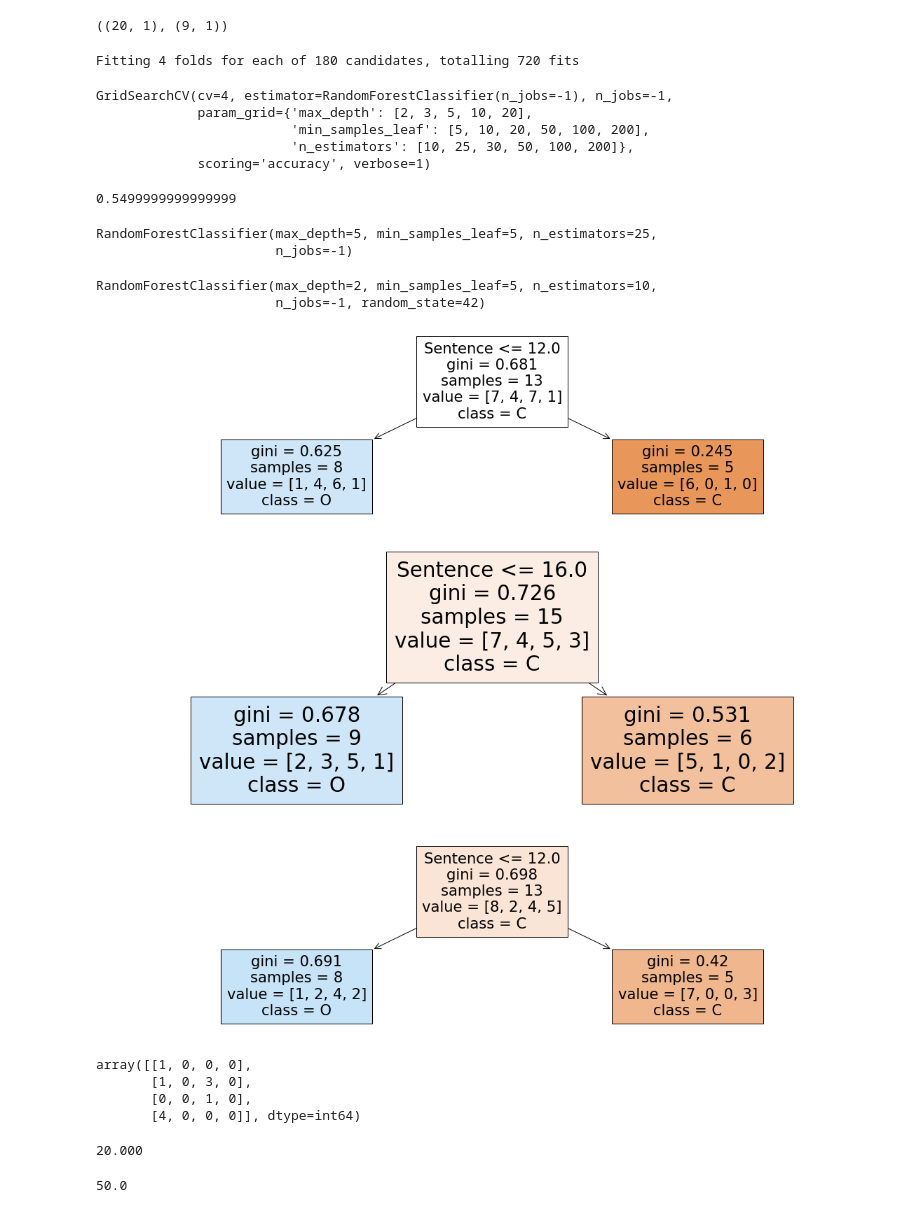
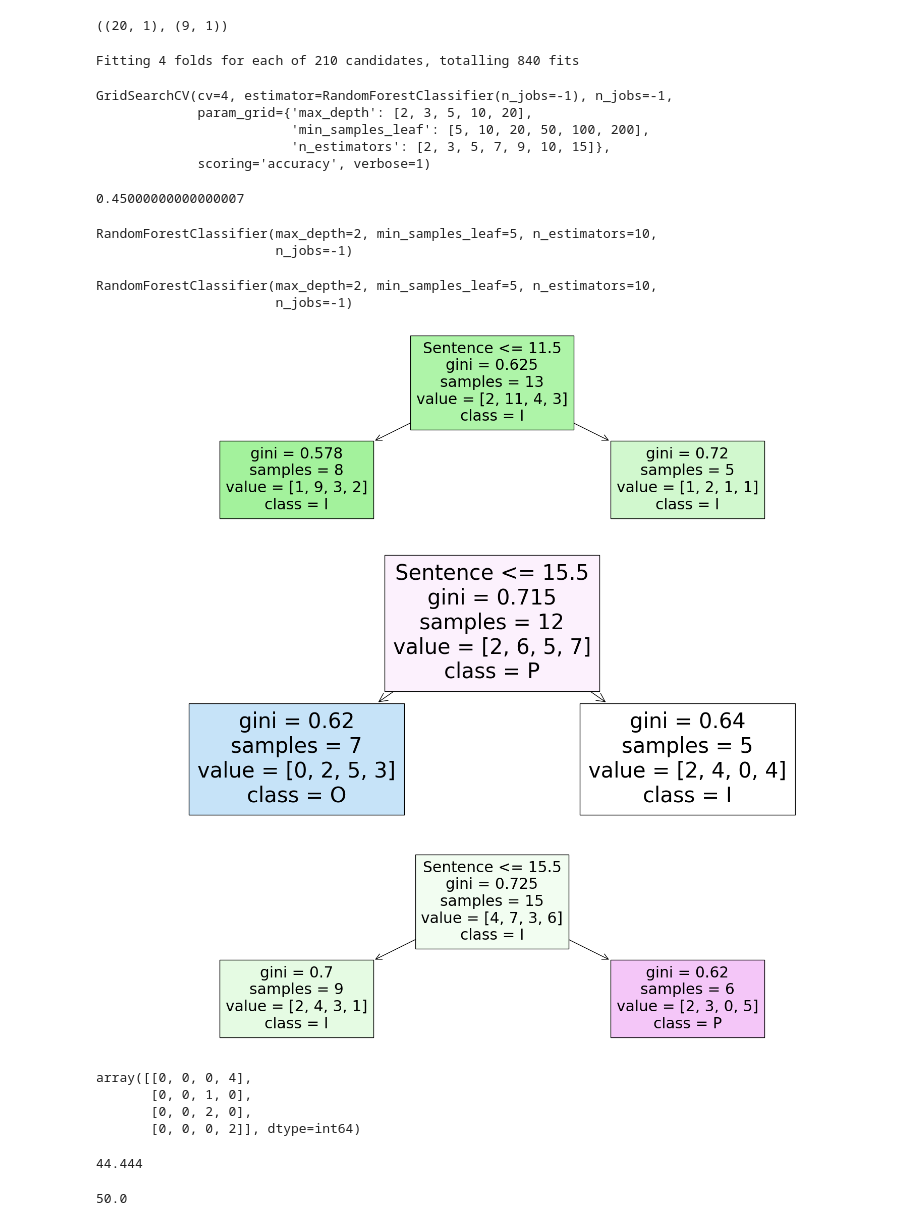
Before and after one commit to Dhyey17/LY-Project, a Jupyter notebook: PICO Classification/Classification Model.ipynb, the cells around one changed output. Drawn from its saved outputs; the diff is of its cells as text; code cells hidden in the pictures.

```diff
--- a/PICO Classification/Classification Model.ipynb
+++ b/PICO Classification/Classification Model.ipynb
@@ -124,7 +124,7 @@ rf = RandomForestClassifier(n_jobs=-1)
 params = {
     'max_depth': [2,3,5,10,20],
     'min_samples_leaf': [5,10,20,50,100,200],
-    'n_estimators': [10,25,30,50,100,200]
+    'n_estimators': [2,3,5,7,9,10,15]
 }
 # %%
 from sklearn.model_selection import GridSearchCV
@@ -133,60 +133,60 @@ grid_search = GridSearchCV(estimator=rf,param_grid=params,cv = 4,n_jobs=-1, verb
 # %%
 grid_search.fit(X_train, y_train)
 # %% [output]
-Fitting 4 folds for each of 180 candidates, totalling 720 fits
+Fitting 4 folds for each of 210 candidates, totalling 840 fits
 GridSearchCV(cv=4, estimator=RandomForestClassifier(n_jobs=-1), n_jobs=-1,
              param_grid={'max_depth': [2, 3, 5, 10, 20],
                          'min_samples_leaf': [5, 10, 20, 50, 100, 200],
-                         'n_estimators': [10, 25, 30, 50, 100, 200]},
+                         'n_estimators': [2, 3, 5, 7, 9, 10, 15]},
              scoring='accuracy', verbose=1)
 # %%
 grid_search.best_score_
 # %% [output]
-0.5499999999999999
+0.45000000000000007
 # %%
 rf_best = grid_search.best_estimator_
 rf_best
 # %% [output]
-RandomForestClassifier(max_depth=5, min_samples_leaf=5, n_estimators=25,
+RandomForestClassifier(max_depth=2, min_samples_leaf=5, n_estimators=10,
                        n_jobs=-1)
 # %%
 classifier_rf=RandomForestClassifier(max_depth=2, min_samples_leaf=5, n_estimators=10,
-                       n_jobs=-1, random_state=42)
+                       n_jobs=-1)
 classifier_rf.fit(X_train, y_train)
 # %% [output]
 RandomForestClassifier(max_depth=2, min_samples_leaf=5, n_estimators=10,
-                       n_jobs=-1, random_state=42)
+                       n_jobs=-1)
 # %%
 from sklearn.tree import plot_tree
 plt.figure(figsize=(20,5))
-plot_tree(rf_best.estimators_[7],feature_names=['Sentence'],class_names=['C','I','O','P'],filled=True);
+plot_tree(rf_best.estimators_[1],feature_names=['Sentence'],class_names=['C','I','O','P'],filled=True);
 # %% [output]
-[figure, old version]
+[figure, new version]
 # %%
 plt.figure(figsize=(20,7))
 plot_tree(rf_best.estimators_[2],feature_names=['Sentence'],class_names=['C','I','O','P'],filled=True);
 # %% [output]
-[figure, old version]
+[figure, new version]
 # %%
 plt.figure(figsize=(20,5))
-plot_tree(rf_best.estimators_[1],feature_names=['Sentence'],class_names=['C','I','O','P'],filled=True);
+plot_tree(rf_best.estimators_[0],feature_names=['Sentence'],class_names=['C','I','O','P'],filled=True);
 # %% [output]
-[figure, old version]
+[figure, new version]
 # %%
 from sklearn.metrics import confusion_matrix, accuracy_score, balanced_accuracy_score
 # %%
 confusion_matrix(y_test, classifier_rf.predict(X_test))
 # %% [output]
-array([[1, 0, 0, 0],
-       [1, 0, 3, 0],
+array([[0, 0, 0, 4],
        [0, 0, 1, 0],
-       [4, 0, 0, 0]], dtype=int64)
+       [0, 0, 2, 0],
+       [0, 0, 0, 2]], dtype=int64)
 # %%
 Y_pred = classifier_rf.predict(X_test)
 acc_sc = accuracy_score(y_test, Y_pred)
 print("{0:.3f}".format(acc_sc*100))
 # %% [output]
-20.000
+44.444
 # %%
 bal_acc_sc = balanced_accuracy_score(y_test, Y_pred)
 bal_acc_sc*100
```
Also changed, not shown: parts of 12 cells of this notebook, 3 other files.
